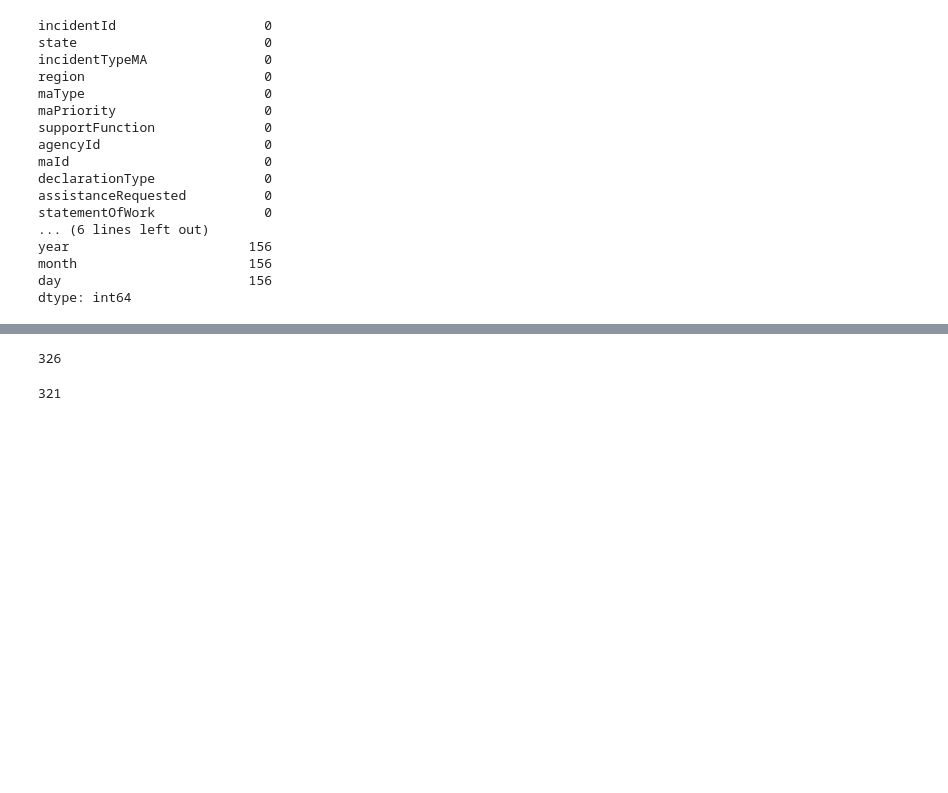
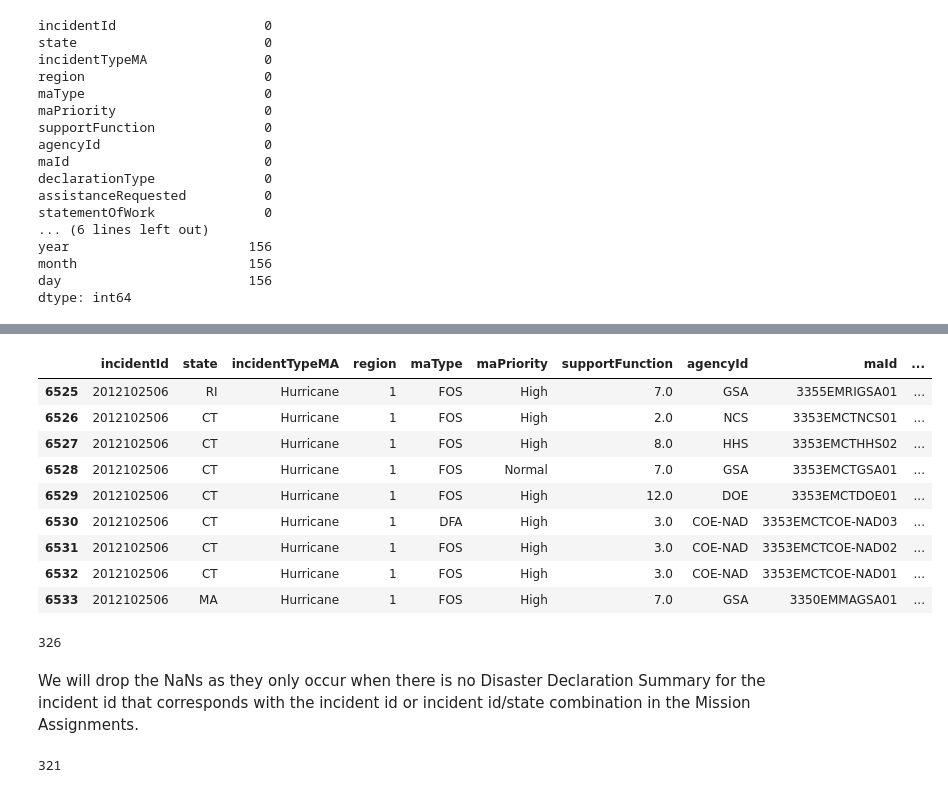
Before and after one commit to capstoneFA2025/FEMA-Recommender, a Jupyter notebook: merge_clean_and_split_stratified.ipynb, the cells around one changed output, grey strips where cells are left out. Drawn from its saved outputs; the diff is of its cells as text; code cells hidden in the pictures; blank space fills up the shorter version.

```diff
--- a/merge_clean_and_split_stratified.ipynb
+++ b/merge_clean_and_split_stratified.ipynb
@@ -326,7 +359,22 @@ Series([], Name: count, dtype: int64)
+# %%
+MA_disaster_combined[MA_disaster_combined['incidentId']==2012102506]
+# %% [output]
+|  | incidentId | state | incidentTypeMA | region | maType | maPriority | supportFunction | agencyId | maId | ... |
+| 6525 | 2012102506 | RI | Hurricane | 1 | FOS | High | 7.0 | GSA | 3355EMRIGSA01 | ... |
+| 6526 | 2012102506 | CT | Hurricane | 1 | FOS | High | 2.0 | NCS | 3353EMCTNCS01 | ... |
+| 6527 | 2012102506 | CT | Hurricane | 1 | FOS | High | 8.0 | HHS | 3353EMCTHHS02 | ... |
+| 6528 | 2012102506 | CT | Hurricane | 1 | FOS | Normal | 7.0 | GSA | 3353EMCTGSA01 | ... |
+| 6529 | 2012102506 | CT | Hurricane | 1 | FOS | High | 12.0 | DOE | 3353EMCTDOE01 | ... |
+| 6530 | 2012102506 | CT | Hurricane | 1 | DFA | High | 3.0 | COE-NAD | 3353EMCTCOE-NAD03 | ... |
+| 6531 | 2012102506 | CT | Hurricane | 1 | FOS | High | 3.0 | COE-NAD | 3353EMCTCOE-NAD02 | ... |
+| 6532 | 2012102506 | CT | Hurricane | 1 | FOS | High | 3.0 | COE-NAD | 3353EMCTCOE-NAD01 | ... |
+| 6533 | 2012102506 | MA | Hurricane | 1 | FOS | High | 7.0 | GSA | 3350EMMAGSA01 | ... |
 # %%
 MA_disaster_combined['incidentId'].nunique()
 # %% [output]
 326
+# %% [markdown]
+We will drop the NaNs as they only occur when there is no Disaster Declaration Summary for the incident id that corresponds with the incident id or incident id/state combination in the Mission Assignments.
 # %%
 MA_disaster_combined.dropna(inplace=True)
 # %%
```
Also changed, not shown: parts of 14 cells of this notebook.
